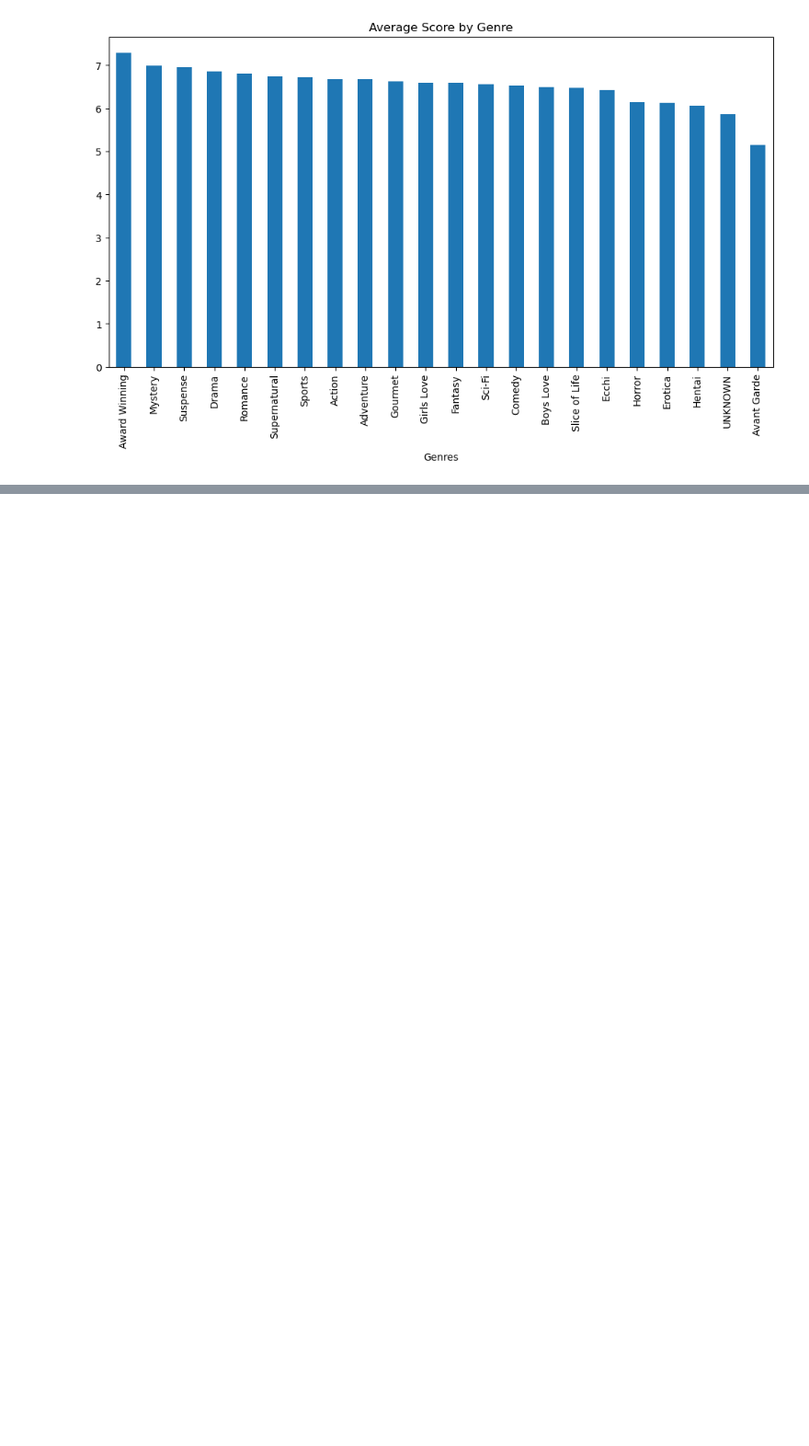
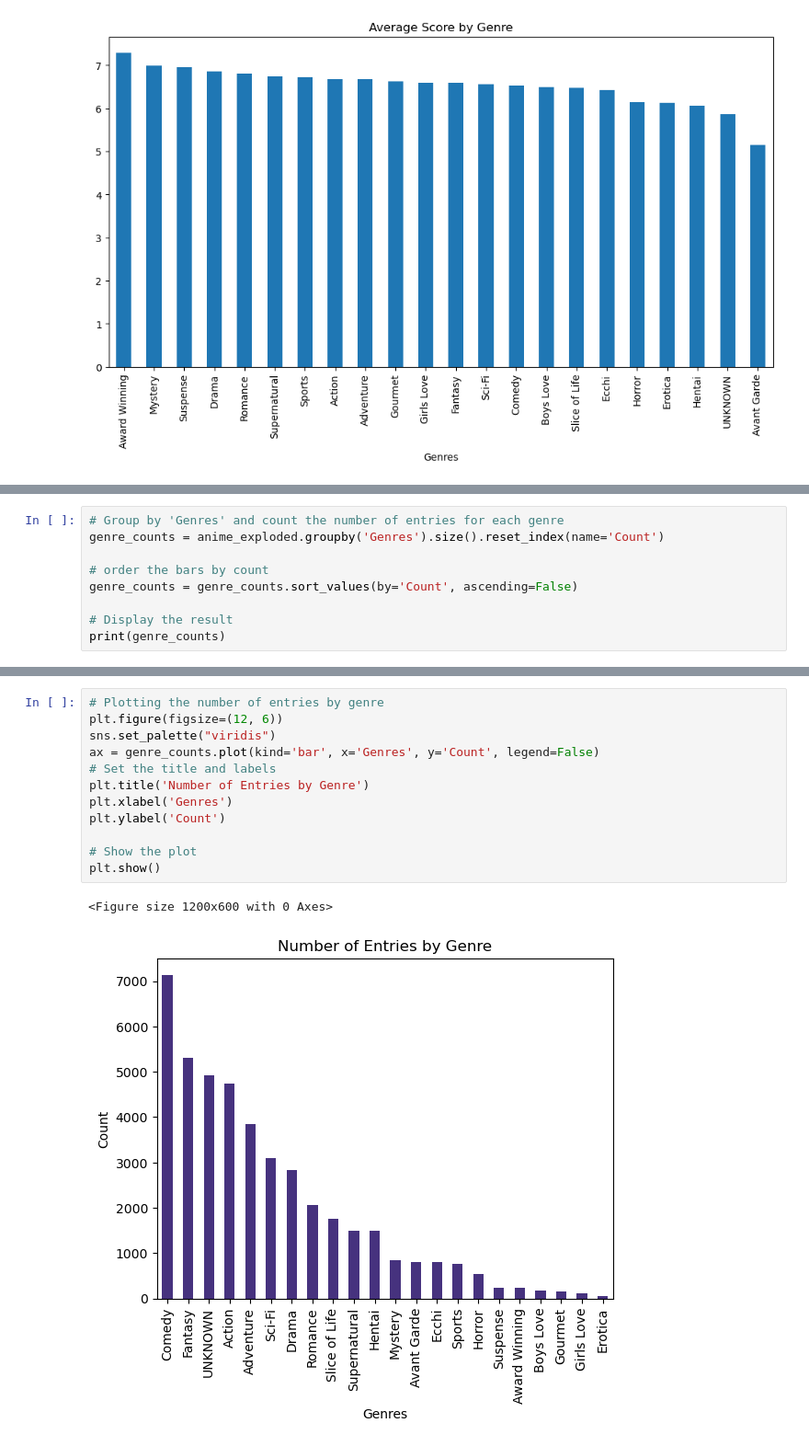
Before and after one commit to santiago20342/python-coruse, a Jupyter notebook: Projects/analysis/kira_anime.ipynb, the cells around one changed output, grey strips where cells are left out. Shown at 92% size. Cells and saved outputs as stored; diff of their text form; blank space fills up the shorter version.

Commit message:
continuing the anime dataset exploration

```diff
--- a/Projects/analysis/kira_anime.ipynb
+++ b/Projects/analysis/kira_anime.ipynb
@@ -143,0 +164,9 @@ average_score_by_genre.plot(kind='bar', figsize=(12, 6), title='Average Score by
+# %%
+# Group by 'Genres' and count the number of entries for each genre
+genre_counts = anime_exploded.groupby('Genres').size().reset_index(name='Count')
+
+# order the bars by count
+genre_counts = genre_counts.sort_values(by='Count', ascending=False)
+
+# Display the result
+print(genre_counts)
@@ -143,0 +191,15 @@ average_score_by_genre.plot(kind='bar', figsize=(12, 6), title='Average Score by
+# %%
+# Plotting the number of entries by genre
+plt.figure(figsize=(12, 6))
+sns.set_palette("viridis")
+ax = genre_counts.plot(kind='bar', x='Genres', y='Count', legend=False)
+# Set the title and labels
+plt.title('Number of Entries by Genre')
+plt.xlabel('Genres')
+plt.ylabel('Count')
+
+# Show the plot
+plt.show()
+# %% [output]
+<Figure size 1200x600 with 0 Axes>
+[figure, added]
```
Also changed, not shown: parts of 5 cells of this notebook.
